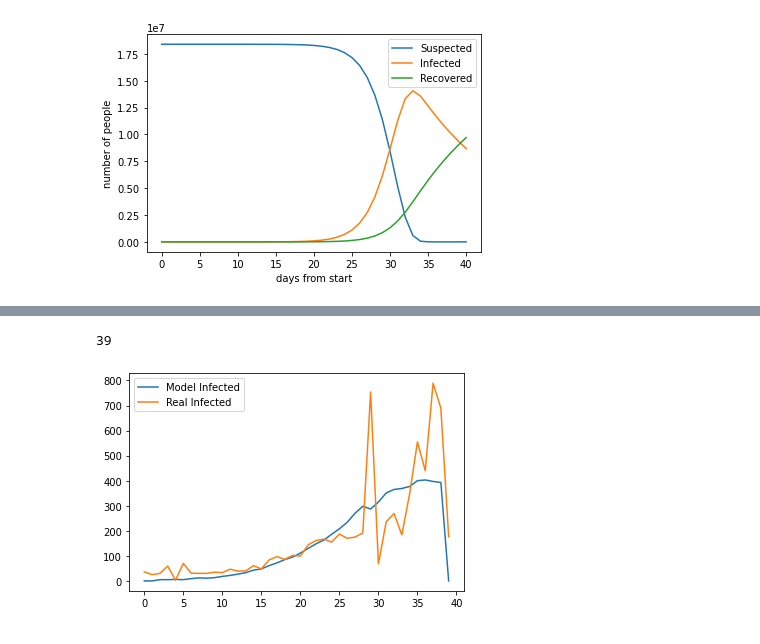
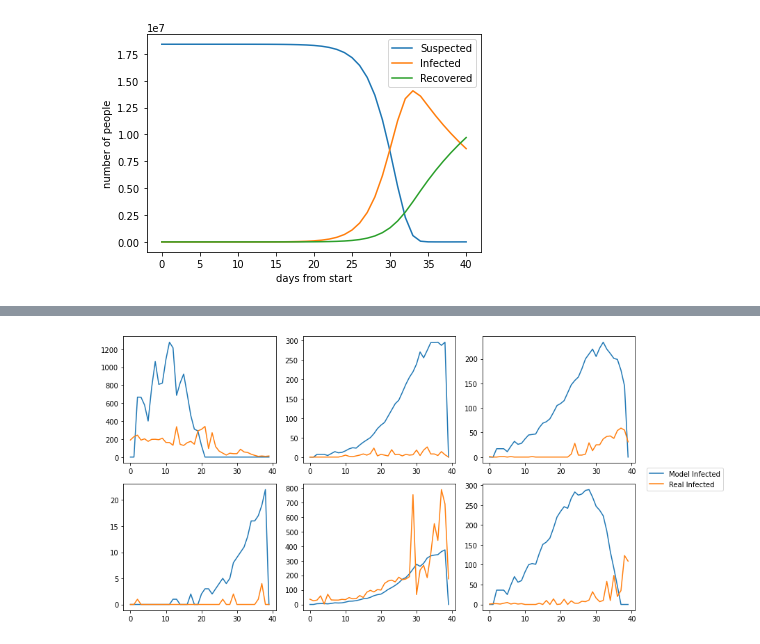
Before and after one commit to hienvanhuynh/appcomponents, a Jupyter notebook: ncov_AppliedMath.ipynb, the cells around one changed output, grey strips where cells are left out. Saved outputs shown, nothing was run; the diff lists cells and outputs as text; code cells hidden in the pictures.

```diff
--- a/ncov_AppliedMath.ipynb
+++ b/ncov_AppliedMath.ipynb
@@ -878,23 +484,40 @@ R: [2839   56  950    0  460  198]
-# %%
-#build test data
-sdate = date(2021, 5, 27)   # start date
-edate = date(2021, 7, 5)   # end date
-delta = edate - sdate       # as timedelta
-print(delta.days)
-dailyCaseInArea5 = []
-for i in range(delta.days + 1):
-  day = sdate + timedelta(days=i)
-  dailyCaseInArea5.append(0)
-  for row in range(1, len(covid)):
-    provinceName = covid[row][1]
-    areaCode = areaCodeDictionary[provinceName]
-    if covid[row][2] == str(day) and areaCode == 5:
-      dailyCaseInArea5[i] += int(covid[row][3])
-
-plt.plot(range((edate - sdate).days + 1),NewInfecteds[:,4], label="Model Infected")
-plt.plot(range((edate - sdate).days + 1),dailyCaseInArea5, label="Real Infected")
-plt.legend()
-plt.show()
-# %% [output]
-39
-[figure, removed]
+# %%
+#build test data
+sdate = date(2021, 5, 27)   # start date
+edate = date(2021, 7, 5)   # end date
+delta = edate - sdate       # as timedelta
+dailyCaseInAreas = np.zeros((delta.days + 1, 6))
+for row in range(1, len(covid)):
+  strday = covid[row][2]
+  day = datetime.strptime(strday, "%Y-%m-%d").date()
+  index = (day - sdate).days
+  if index < 0:
+    continue
+  provinceName = covid[row][1]
+  areaCode = areaCodeDictionary[provinceName]
+  dailyCaseInAreas[index, areaCode - 1] += int(covid[row][3])
+
+fig, axs = plt.subplots(2, 3)
+fig.set_size_inches(11,6)
+axs[0,0].plot(range((edate - sdate).days + 1),NewInfecteds[:,0], label="Model Infected")
+axs[0,0].plot(range((edate - sdate).days + 1),dailyCaseInAreas[:, 0], label="Real Infected")
+
+axs[0,1].plot(range((edate - sdate).days + 1),NewInfecteds[:,1])
+axs[0,1].plot(range((edate - sdate).days + 1),dailyCaseInAreas[:, 1])
+
+axs[0,2].plot(range((edate - sdate).days + 1),NewInfecteds[:,2])
+axs[0,2].plot(range((edate - sdate).days + 1),dailyCaseInAreas[:, 2])
+
+axs[1,0].plot(range((edate - sdate).days + 1),NewInfecteds[:,3])
+axs[1,0].plot(range((edate - sdate).days + 1),dailyCaseInAreas[:, 3])
+
+axs[1,1].plot(range((edate - sdate).days + 1),NewInfecteds[:,4])
+axs[1,1].plot(range((edate - sdate).days + 1),dailyCaseInAreas[:, 4])
+
+axs[1,2].plot(range((edate - sdate).days + 1),NewInfecteds[:,5])
+axs[1,2].plot(range((edate - sdate).days + 1),dailyCaseInAreas[:, 5])
+
+fig.legend(loc=0, bbox_to_anchor=(1.15,0.55), bbox_transform=fig.transFigure)
+fig.tight_layout()
+# %% [output]
+[figure, added]
```
Also changed, not shown: parts of 11 cells of this notebook.
